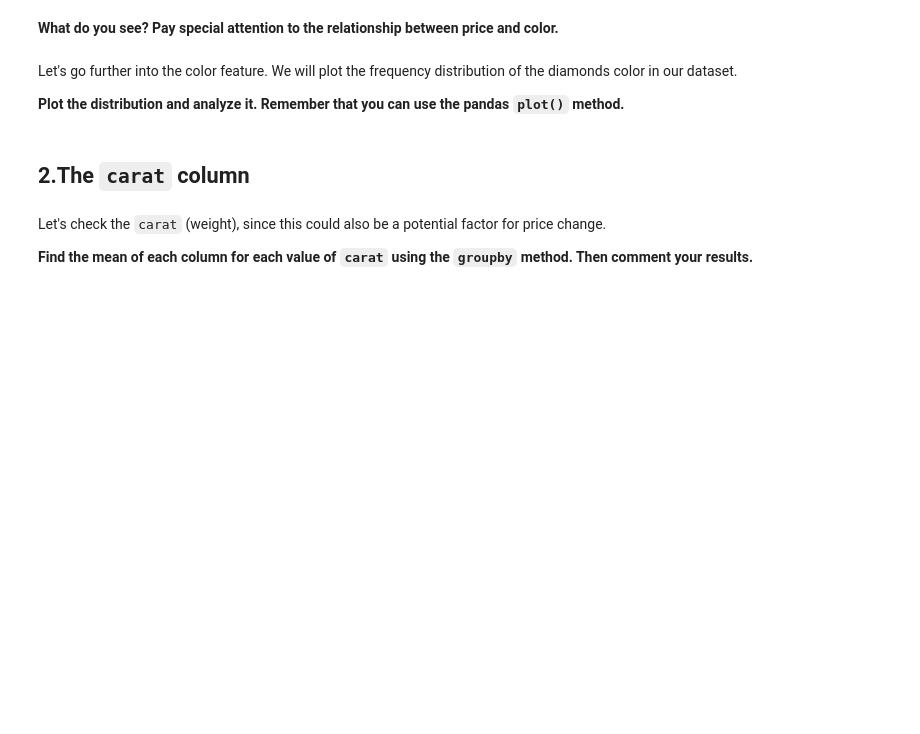
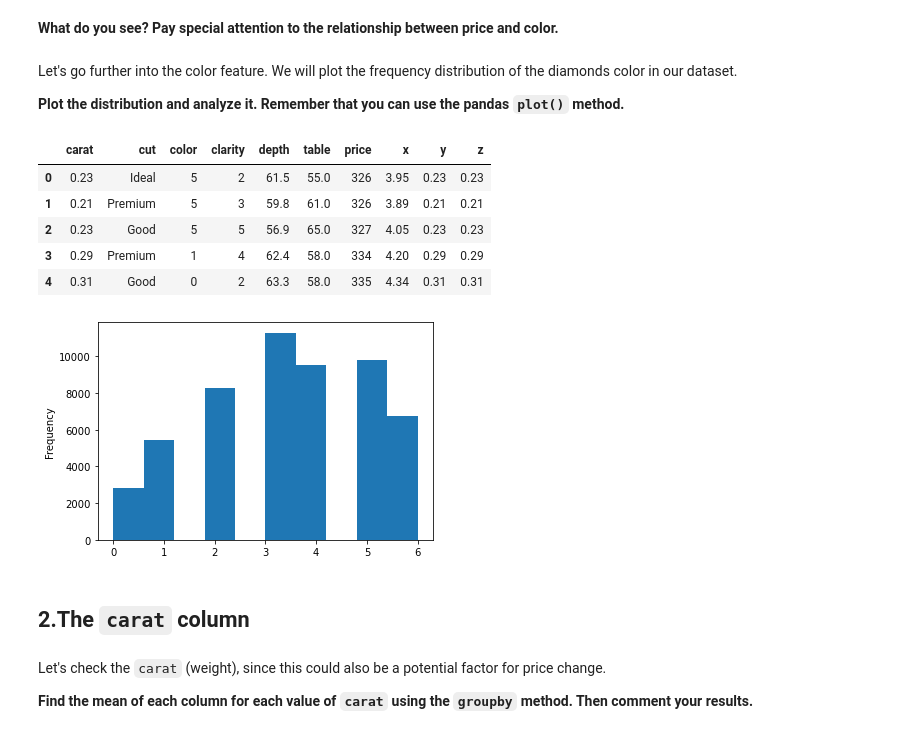
Before and after one commit to ta-data-lis/M2-mini-project1, a Jupyter notebook: 2.-EDA.ipynb, the cells around one changed output. Drawn from its saved outputs; the diff is of its cells as text; code cells hidden in the pictures; blank space fills up the shorter version.

Commit message:
Adding my solutions to the first mini project

```diff
--- a/2.-EDA.ipynb
+++ b/2.-EDA.ipynb
@@ -11,5 +13,5 @@ import matplotlib.pyplot as plt
 # %%
-diamonds = pd.read_csv('diamonds_clean.csv')
+diamonds = pd.read_csv('/Users/rickardramhoj/ironhack_assignments/M2-mini-project1/diamonds_clean.csv')
 diamonds = diamonds.drop('Unnamed: 0', axis=1)
 # %% [markdown]
 Now that we cleaned our data, we can proceed with some exploratory analysis. We will analyze the features that affect price the most.
@@ -48,0 +78,15 @@ Let's go further into the color feature. We will plot the frequency distribution
+# %%
+#your code here
+
+# display histogram using .hist()
+diamonds["color"].plot.hist()
+
+diamonds.head()
+# %% [output]
+|  | carat | cut | color | clarity | depth | table | price | x | y | z |
+| 0 | 0.23 | Ideal | 5 | 2 | 61.5 | 55.0 | 326 | 3.95 | 0.23 | 0.23 |
+| 1 | 0.21 | Premium | 5 | 3 | 59.8 | 61.0 | 326 | 3.89 | 0.21 | 0.21 |
+| 2 | 0.23 | Good | 5 | 5 | 56.9 | 65.0 | 327 | 4.05 | 0.23 | 0.23 |
+| 3 | 0.29 | Premium | 1 | 4 | 62.4 | 58.0 | 334 | 4.20 | 0.29 | 0.29 |
+| 4 | 0.31 | Good | 0 | 2 | 63.3 | 58.0 | 335 | 4.34 | 0.31 | 0.31 |
+[figure, added]
```
Also changed, not shown: parts of 39 cells of this notebook, 2 other files.
